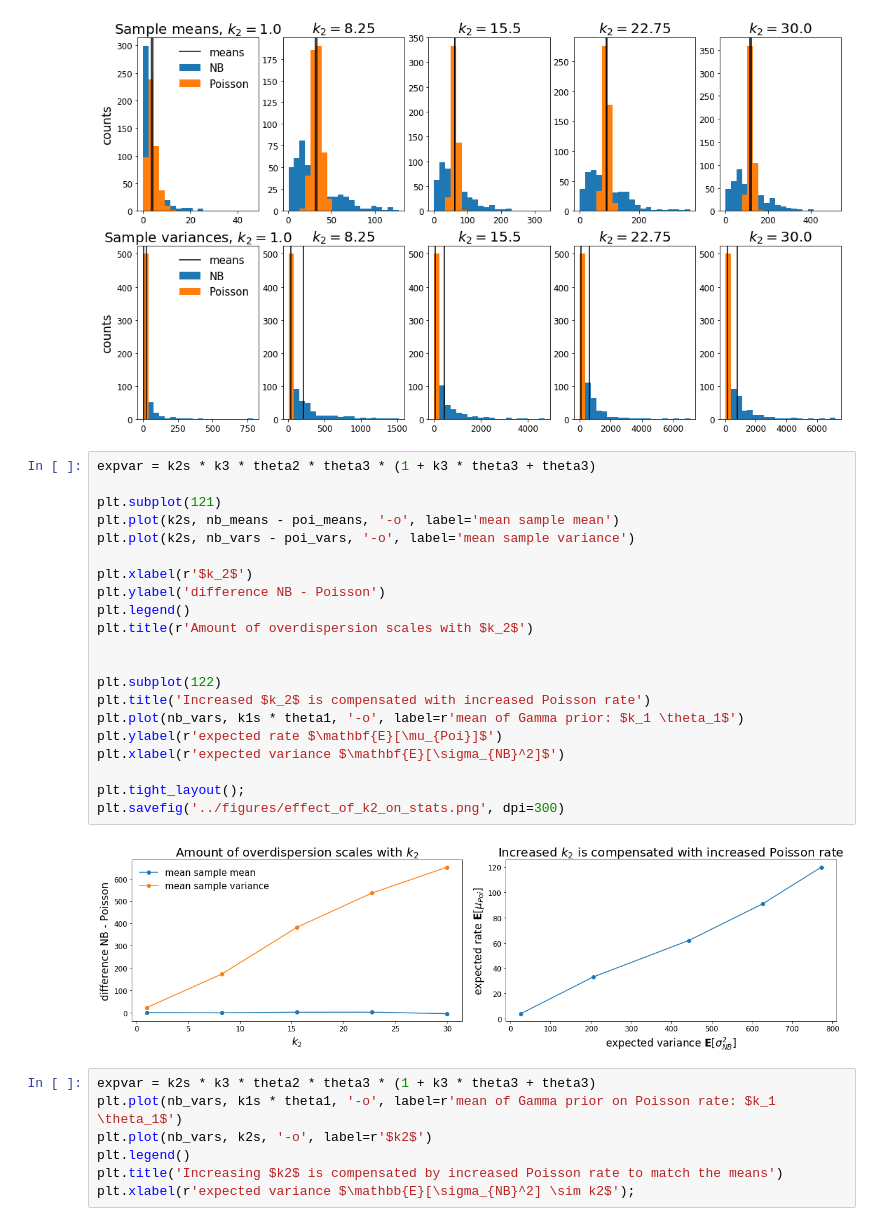
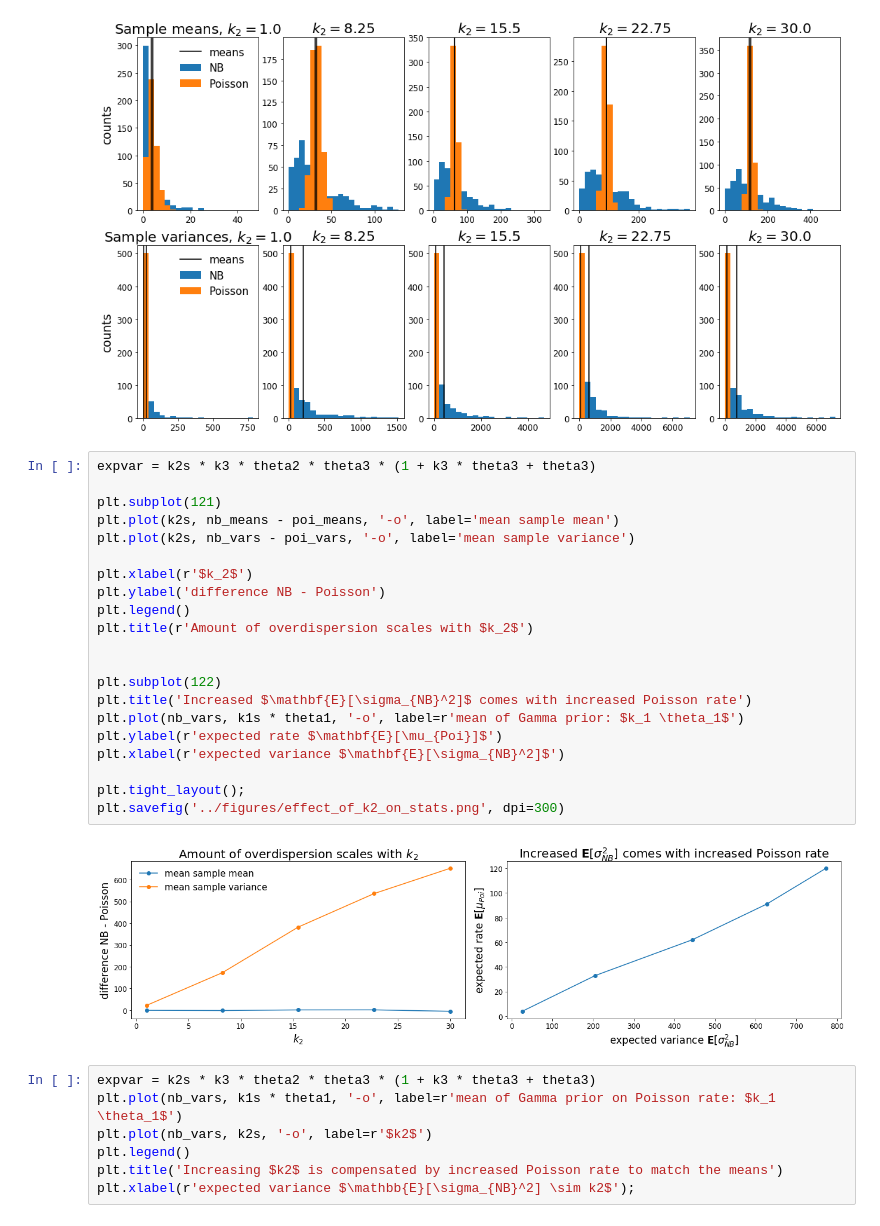
Before and after one commit to janfb/mcabc, a Jupyter notebook: notebooks/ModelComparison_ToyExample_Figures.ipynb, the cells around one changed output. Drawn from its saved outputs; the diff is of its cells as text.

```diff
--- a/notebooks/ModelComparison_ToyExample_Figures.ipynb
+++ b/notebooks/ModelComparison_ToyExample_Figures.ipynb
@@ -104,26 +104,26 @@ for ii, k2 in enumerate(k2s):
 # %%
 expvar = k2s * k3 * theta2 * theta3 * (1 + k3 * theta3 + theta3)
 
 plt.subplot(121)
 plt.plot(k2s, nb_means - poi_means, '-o', label='mean sample mean')
 plt.plot(k2s, nb_vars - poi_vars, '-o', label='mean sample variance')
 
 plt.xlabel(r'$k_2$')
 plt.ylabel('difference NB - Poisson')
 plt.legend()
 plt.title(r'Amount of overdispersion scales with $k_2$')
 
 
 plt.subplot(122)
-plt.title('Increased $k_2$ is compensated with increased Poisson rate')
+plt.title('Increased $\mathbf{E}[\sigma_{NB}^2]$ comes with increased Poisson rate')
 plt.plot(nb_vars, k1s * theta1, '-o', label=r'mean of Gamma prior: $k_1 \theta_1$')
 plt.ylabel(r'expected rate $\mathbf{E}[\mu_{Poi}]$')
 plt.xlabel(r'expected variance $\mathbf{E}[\sigma_{NB}^2]$')
 
 plt.tight_layout();
 plt.savefig('../figures/effect_of_k2_on_stats.png', dpi=300)
 # %% [output]
-[figure, old version]
+[figure, new version]
 # %%
 expvar = k2s * k3 * theta2 * theta3 * (1 + k3 * theta3 + theta3)
 plt.plot(nb_vars, k1s * theta1, '-o', label=r'mean of Gamma prior on Poisson rate: $k_1 \theta_1$')
```
Also changed, not shown: parts of 5 cells of this notebook, 2 other files.
